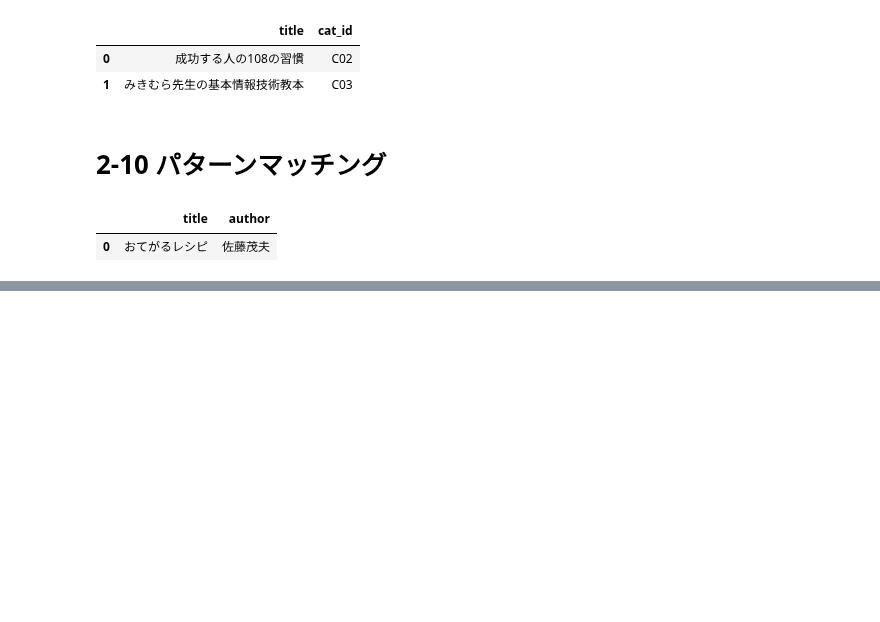
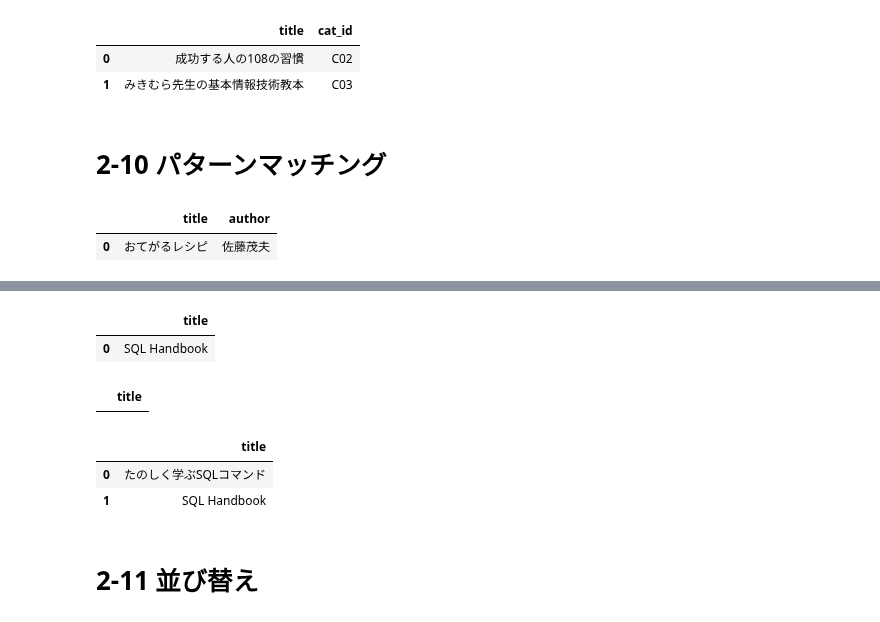
Before and after one commit to phonon-py/DatabaseSpecialistStudy, a Jupyter notebook: lesson_mysql.ipynb, the cells around one changed output, grey strips where cells are left out. Saved outputs shown, nothing was run; the diff lists cells and outputs as text; code cells hidden in the pictures; blank space fills up the shorter version.

```diff
--- a/lesson_mysql.ipynb
+++ b/lesson_mysql.ipynb
@@ -1157,0 +1241,29 @@ df
+# %%
+# 前方一致のクエリ。LIKEは演算子不要
+q = "SELECT title FROM books WHERE title LIKE 'SQL%';"
+with engine.connect() as conn:
+    df = pd.read_sql_query(text(q), conn)
+df
+# %% [output]
+|  | title |
+| 0 | SQL Handbook |
+# %%
+# 後方一致のクエリ。LIKEは演算子不要
+q = "SELECT title FROM books WHERE title LIKE '%SQL';"
+with engine.connect() as conn:
+    df = pd.read_sql_query(text(q), conn)
+df
+# %% [output]
+|  | title |
+# %%
+# 部分一致のクエリ。LIKEは演算子不要
+q = "SELECT title FROM books WHERE title LIKE '%SQL%';"
+with engine.connect() as conn:
+    df = pd.read_sql_query(text(q), conn)
+df
+# %% [output]
+|  | title |
+| 0 | たのしく学ぶSQLコマンド |
+| 1 | SQL Handbook |
+# %% [markdown]
+# 2-11 並び替え
```
Also changed, not shown: parts of 5 cells of this notebook, 1 other file.
